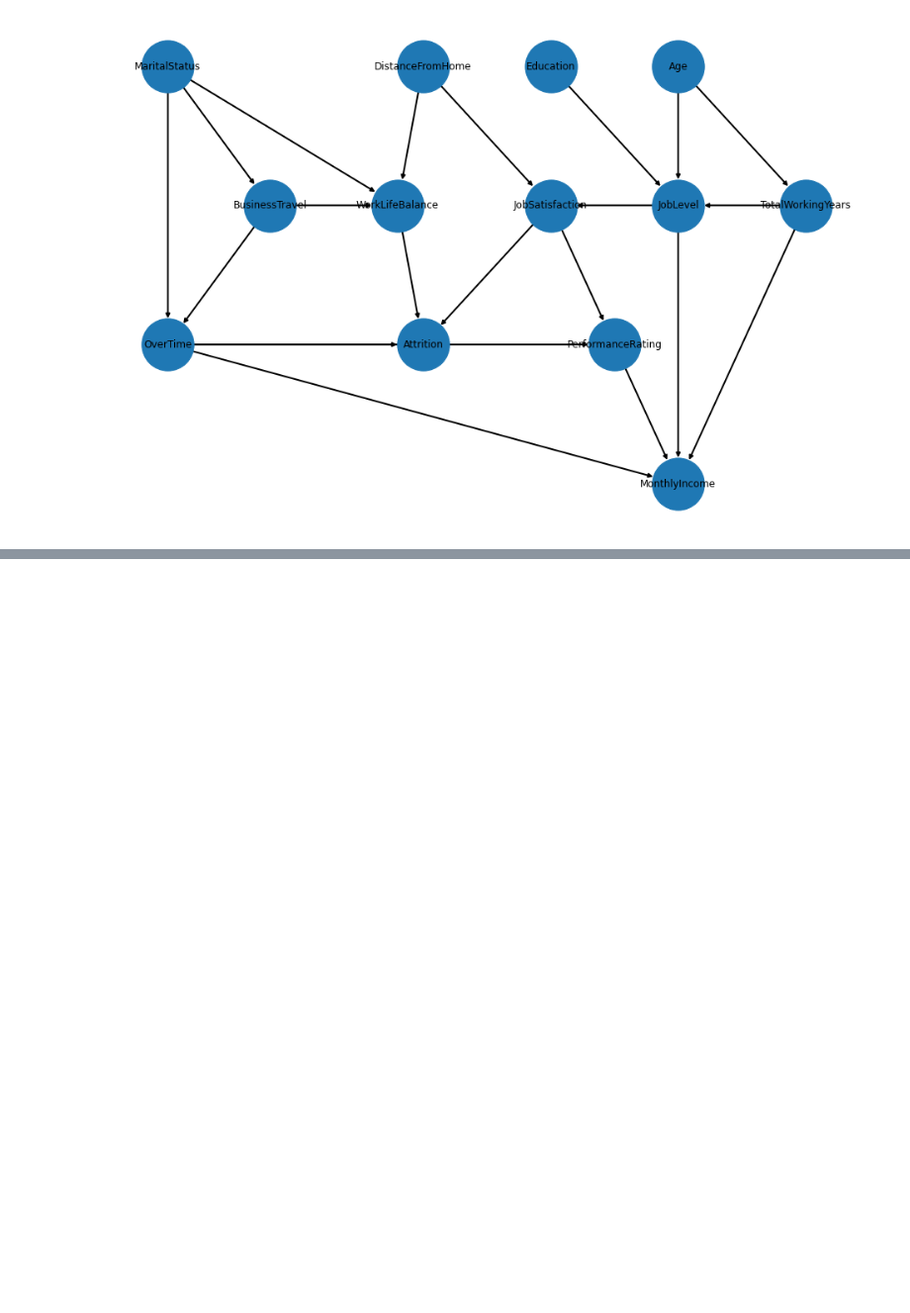
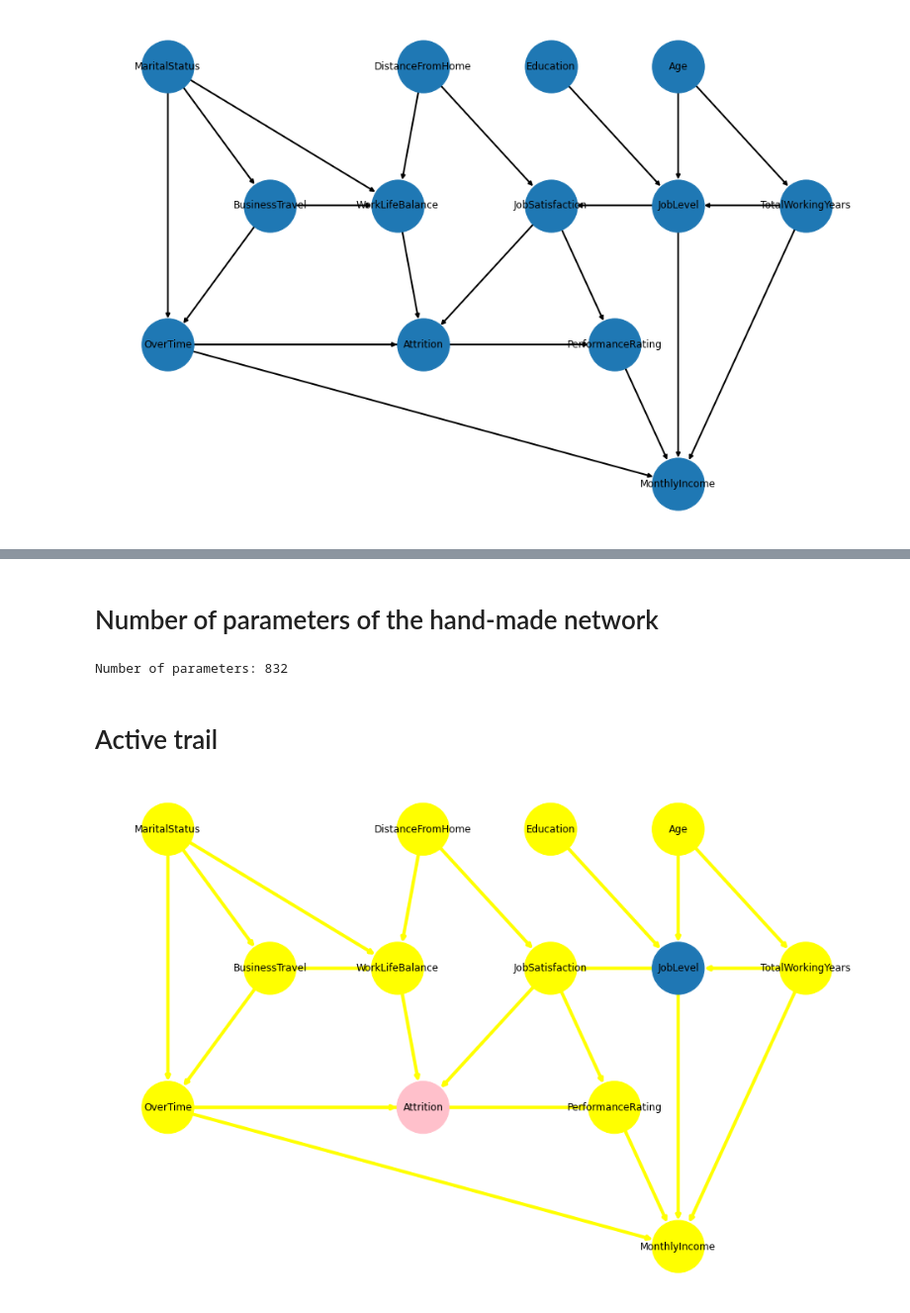
Before and after one commit to jacopodabramo/FAIKR3, a Jupyter notebook: HandMade.ipynb, the cells around one changed output, grey strips where cells are left out. Shown: that part at 99% size. Saved outputs shown, nothing was run; the diff lists cells and outputs as text; code cells hidden in the pictures; blank space fills up the shorter version.

Commit message:
Hand Made network inference and CPD

```diff
--- a/HandMade.ipynb
+++ b/HandMade.ipynb
@@ -146,0 +127,5 @@ Added_edges:
+# %%
+hand_net.fit(df, estimator=BayesianEstimator)
+cpds = hand_net.get_cpds()
+for cpd in cpds:
+    print(cpd)
@@ -146,0 +150,48 @@ Added_edges:
+# %% [markdown]
+# Number of parameters of the hand-made network
+# %%
+num_param = lambda model: sum([len(cpd.get_values().ravel()) for cpd in model.get_cpds()])
+print('Number of parameters:',format(num_param(hand_net)))
+# %% [output]
+Number of parameters: 832
+# %% [markdown]
+# Active trail
+# %%
+def display_active_trails(network, target_node, given_nodes=[], nodes_position=pos):
+    active_trail = network.active_trail_nodes(target_node, given_nodes)[target_node]
+
+    #blue if target, pink if evidence, yellow if in trails active, red otherwise
+    nodes_colors = []
+    for node in network.nodes():
+        if node == target_node:
+            nodes_colors.append("tab:blue")
+        elif node in given_nodes:
+            nodes_colors.append("pink")
+        elif node in active_trail:
+            nodes_colors.append("yellow")
+        else:
+            nodes_colors.append("tab:red")
+
+    # Same with edges, yellow if I have an active trail, red otherwise
+    edges_colors = []
+    edges_weights = []
+    for (u, v) in network.edges:
+        if u in active_trail and (v in active_trail or v in given_nodes):
+            edges_colors.append("yellow")
+            edges_weights.append(4)
+        elif u in given_nodes and v == target_node:
+            edges_colors.append("yellow")
+            edges_weights.append(4)
+        else:
+            edges_colors.append("tab:red")
+            edges_weights.append(2)
+
+    # Finally I plot the network with colors
+    plt.figure(figsize=(13,8.5))
+    nx.draw(network, nodes_position, width=edges_weights,
+            node_color=nodes_colors, edge_color=edges_colors,
+            with_labels=True, node_size=4000, arrowsize=10)
+# %%
+display_active_trails(hand_net, 'JobLevel',given_nodes =['Attrition'])
+# %% [output]
+[figure, added]
```
Also changed, not shown: parts of 23 cells of this notebook.
